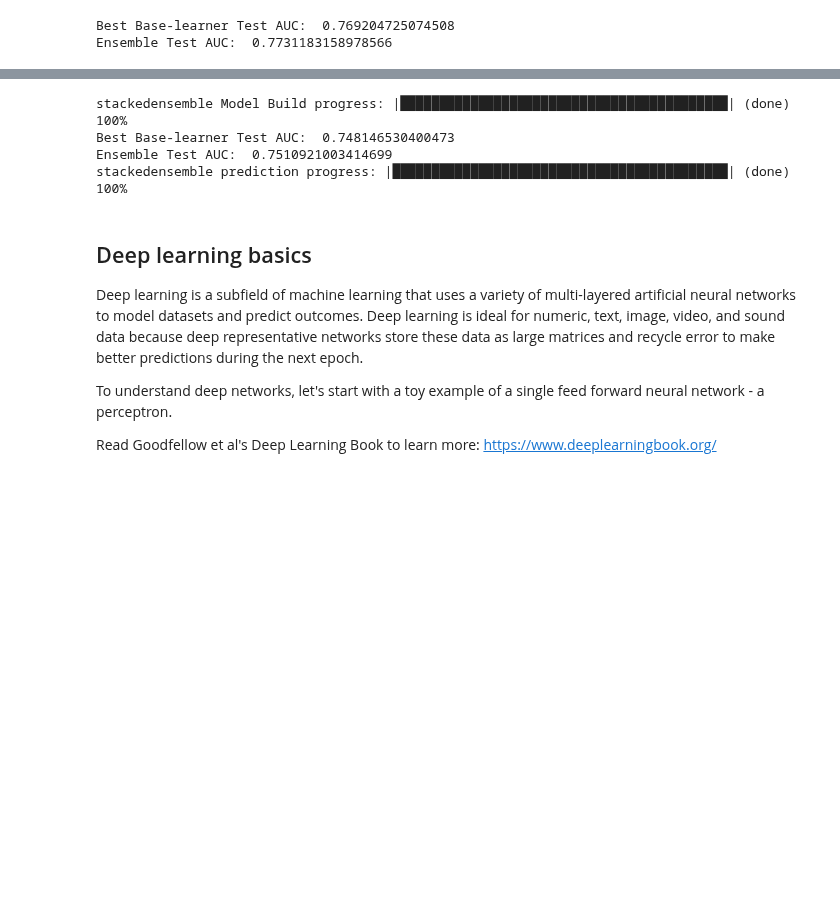
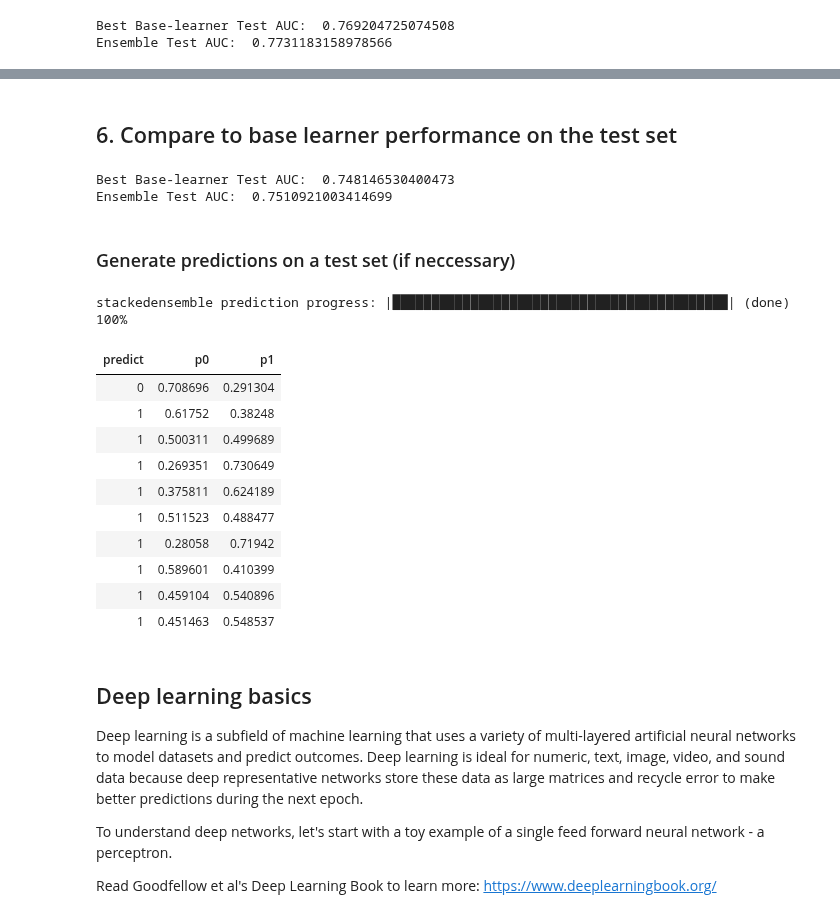
Before and after one commit to EastBayEv/SSDS-TAML, a Jupyter notebook: _build/html/_sources/winter2022/Chapter5.ipynb, the cells around one changed output, grey strips where cells are left out. Drawn from its saved outputs; the diff is of its cells as text; code cells hidden in the pictures; blank space fills up the shorter version.

```diff
--- a/_build/html/_sources/winter2022/Chapter5.ipynb
+++ b/_build/html/_sources/winter2022/Chapter5.ipynb
@@ -384,25 +620,31 @@ NameError: name 'hyper_params' is not defined
+# %% [markdown]
+## 6. Compare to base learner performance on the test set
+# %%
+baselearner_best_auc_test = max([h2o.get_model(model).model_performance(test_data=test).auc() for model in grid.model_ids])
+stack_auc_test = perf_stack_test.auc()
+print("Best Base-learner Test AUC:  {0}".format(baselearner_best_auc_test))
+print("Ensemble Test AUC:  {0}".format(stack_auc_test))
+# %% [output]
+Best Base-learner Test AUC:  0.748146530400473
+Ensemble Test AUC:  0.7510921003414699
+# %% [markdown]
+### Generate predictions on a test set (if neccessary)
 # %%
-# Train a stacked ensemble using the GBM grid
-ensemble = H2OStackedEnsembleEstimator(model_id="my_ensemble_gbm_grid_binomial",
-                                       base_models=grid.model_ids)
-ensemble.train(x=x, y=y, training_frame=train)
-
-# Eval ensemble performance on the test data
-perf_stack_test = ensemble.model_performance(test)
-
-# Compare to base learner performance on the test set
-baselearner_best_auc_test = max([h2o.get_model(model).model_performance(test_data=test).auc() for model in grid.model_ids])
-stack_auc_test = perf_stack_test.auc()
-print("Best Base-learner Test AUC:  {0}".format(baselearner_best_auc_test))
-print("Ensemble Test AUC:  {0}".format(stack_auc_test))
-
-# Generate predictions on a test set (if neccessary)
-pred = ensemble.predict(test)
+pred2 = ensemble.predict(test)
+pred2
 # %% [output]
-stackedensemble Model Build progress: |██████████████████████████████████████████| (done) 100%
-Best Base-learner Test AUC:  0.748146530400473
-Ensemble Test AUC:  0.7510921003414699
 stackedensemble prediction progress: |███████████████████████████████████████████| (done) 100%
+| predict | p0 | p1 |
+| 0 | 0.708696 | 0.291304 |
+| 1 | 0.61752 | 0.38248 |
+| 1 | 0.500311 | 0.499689 |
+| 1 | 0.269351 | 0.730649 |
+| 1 | 0.375811 | 0.624189 |
+| 1 | 0.511523 | 0.488477 |
+| 1 | 0.28058 | 0.71942 |
+| 1 | 0.589601 | 0.410399 |
+| 1 | 0.459104 | 0.540896 |
+| 1 | 0.451463 | 0.548537 |
 # %% [markdown]
 ## Deep learning basics
 
```
Also changed, not shown: parts of 33 cells of this notebook, 12 other files.
